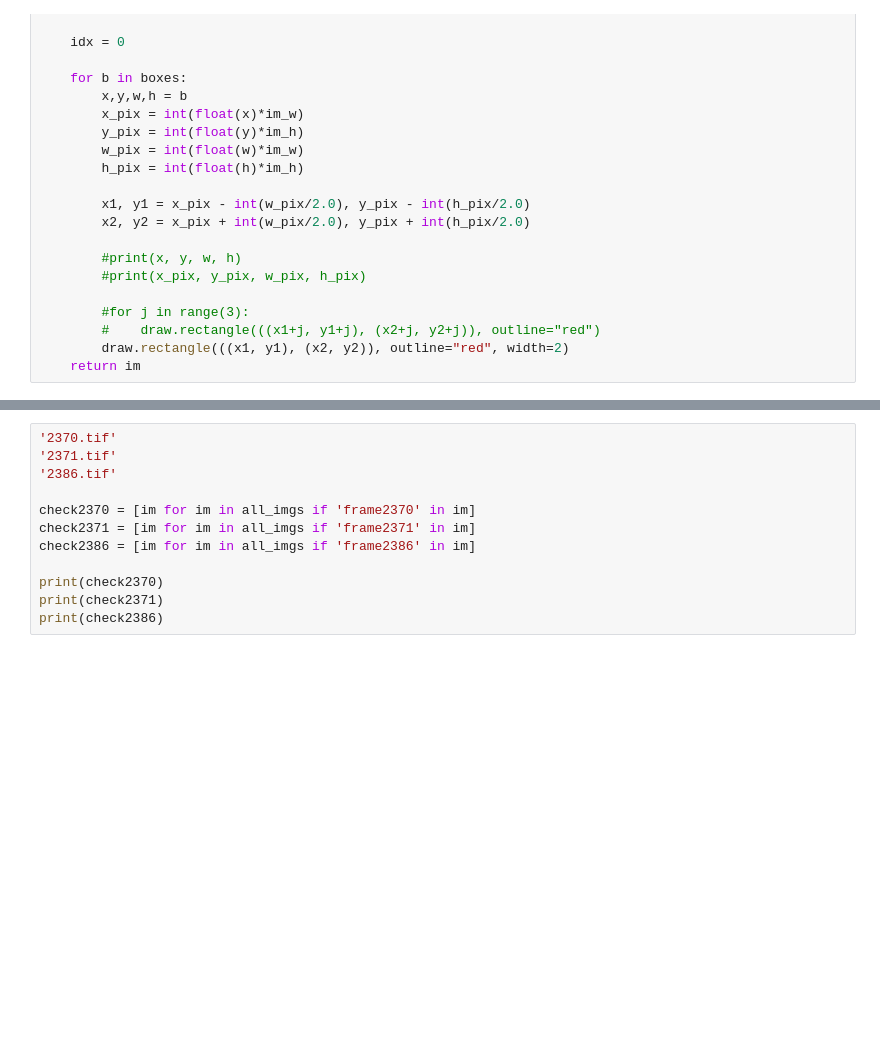
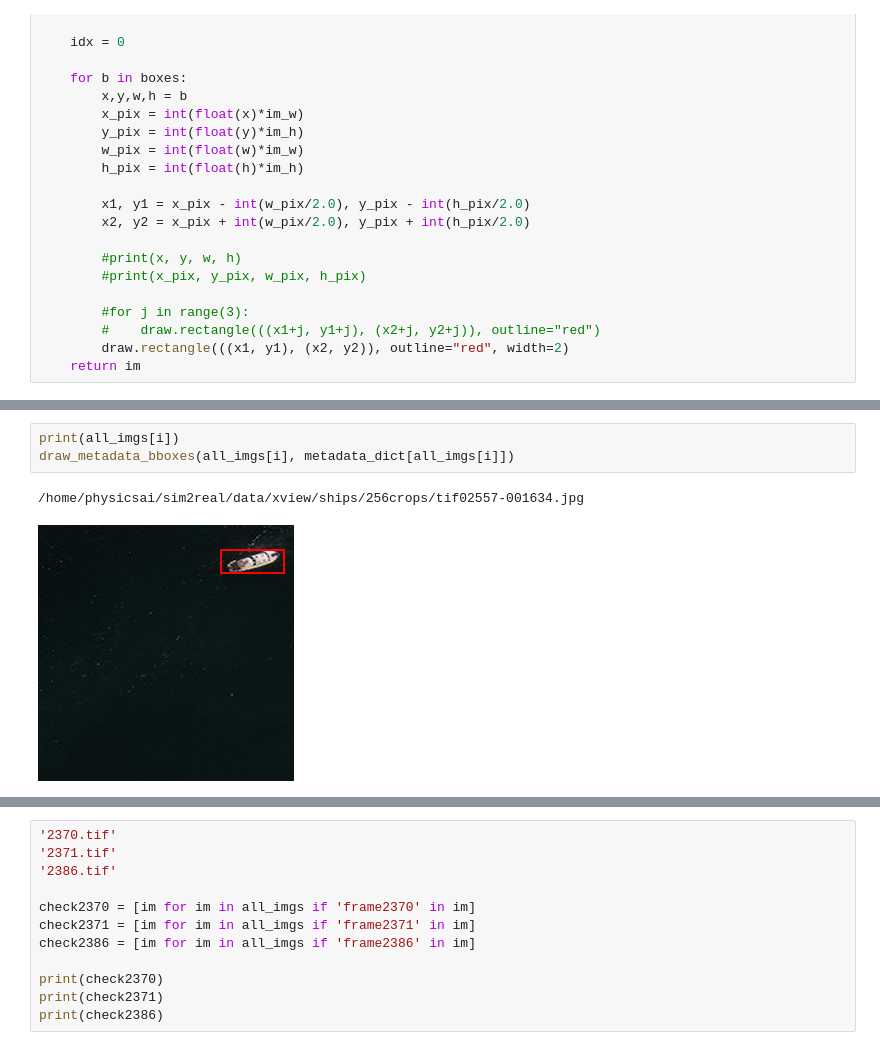
Before and after one commit to physics-ai/data_utilities, a Jupyter notebook: xView_chip_viz_ships.ipynb, the cells around one changed output, grey strips where cells are left out. Drawn from its saved outputs; the diff is of its cells as text; blank space fills up the shorter version.

```diff
--- a/xView_chip_viz_ships.ipynb
+++ b/xView_chip_viz_ships.ipynb
@@ -151 +151,7 @@ draw_metadata_bboxes(all_imgs[0], metadata_dict[all_imgs[0]])
+# %%
+print(all_imgs[i])
+draw_metadata_bboxes(all_imgs[i], metadata_dict[all_imgs[i]])
+# %% [output]
+/home/physicsai/sim2real/data/xview/ships/256crops/tif02557-001634.jpg
+[figure, added]
 # %%
```
Also changed, not shown: parts of 31 cells of this notebook, 2 other files.
